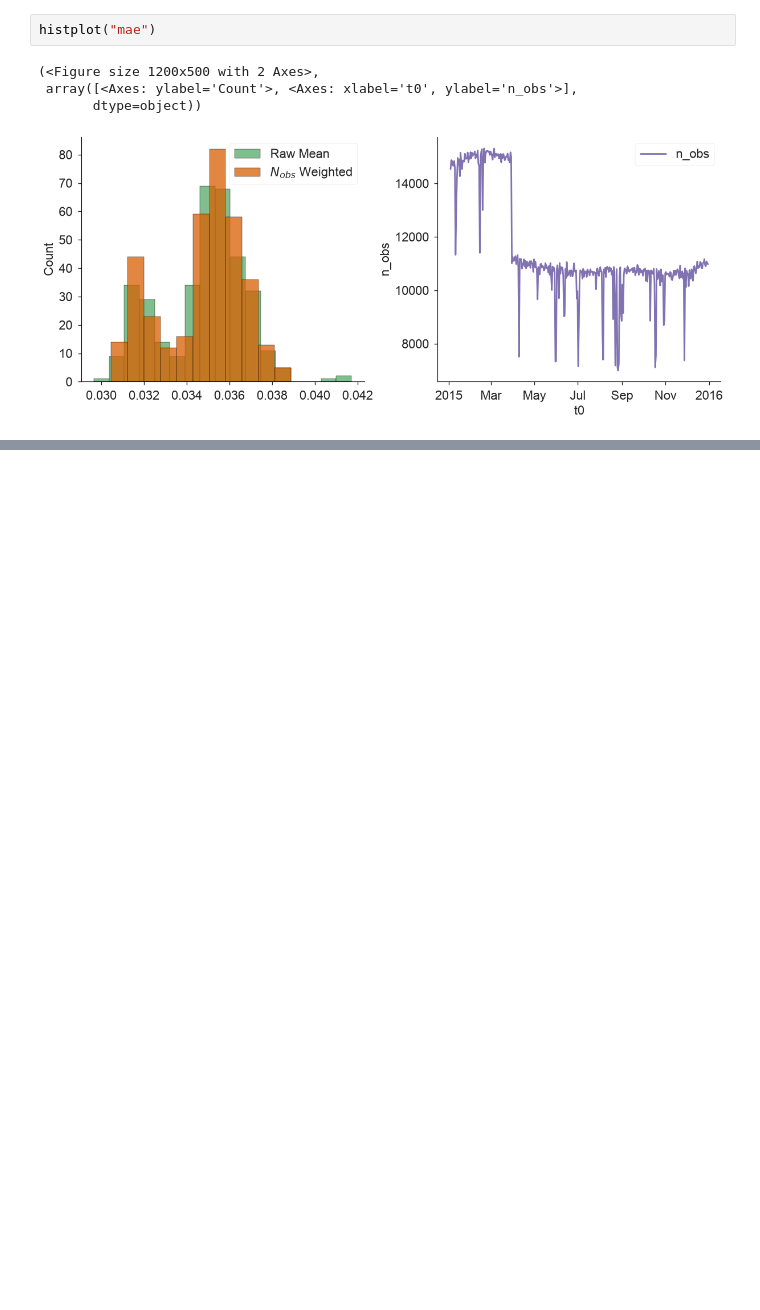
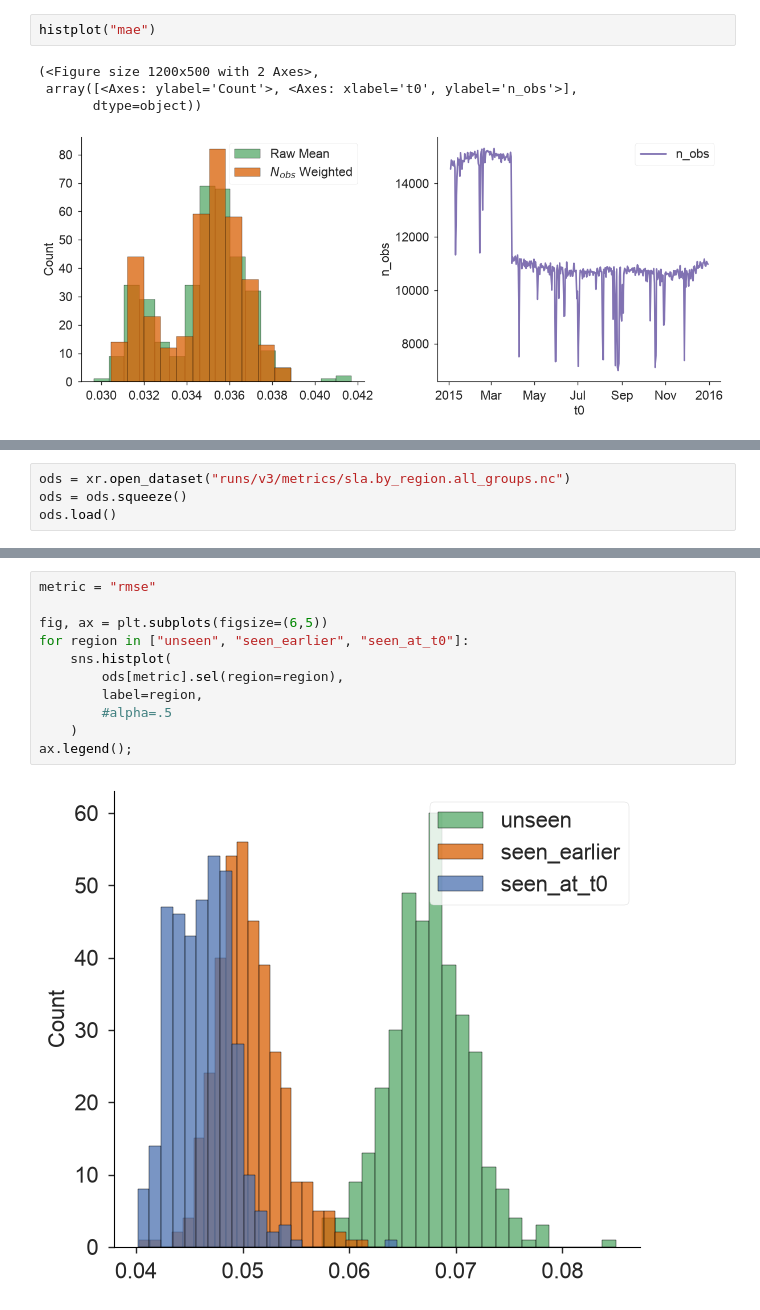
Before and after one commit to timothyas/nese, a Jupyter notebook: experimental/local-sla-16yr/plot_metrics.ipynb, the cells around one changed output, grey strips where cells are left out. Drawn from its saved outputs; the diff is of its cells as text; blank space fills up the shorter version.

```diff
--- a/experimental/local-sla-16yr/plot_metrics.ipynb
+++ b/experimental/local-sla-16yr/plot_metrics.ipynb
@@ -78,0 +146,4 @@ histplot("mae")
+# %%
+ods = xr.open_dataset("runs/v3/metrics/sla.by_region.all_groups.nc")
+ods = ods.squeeze()
+ods.load()
@@ -78,0 +168,13 @@ histplot("mae")
+# %%
+metric = "rmse"
+
+fig, ax = plt.subplots(figsize=(6,5))
+for region in ["unseen", "seen_earlier", "seen_at_t0"]:
+    sns.histplot(
+        ods[metric].sel(region=region),
+        label=region,
+        #alpha=.5
+    )
+ax.legend();
+# %% [output]
+[figure, added]
```
Also changed, not shown: parts of 14 cells of this notebook, 1 other file.
